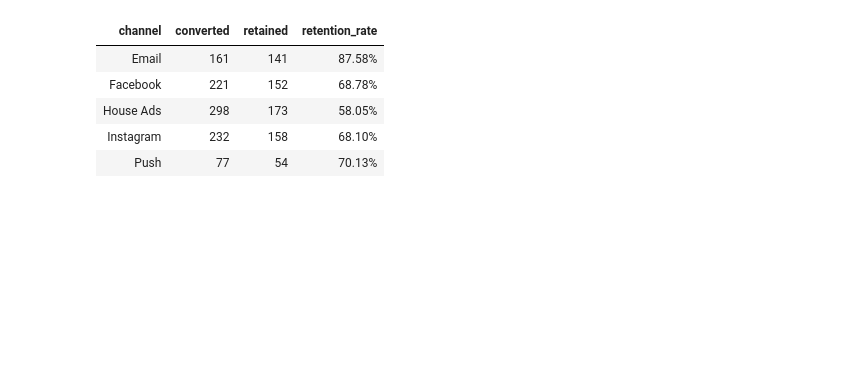
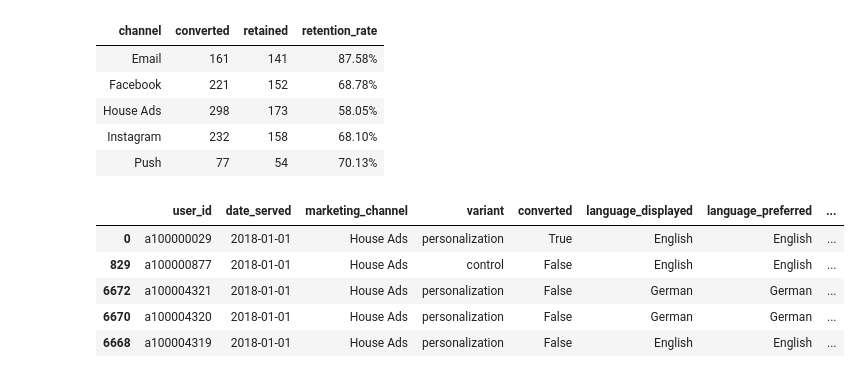
Before and after one commit to hend-a-ghafour/Analyzing_Marketing_Campaigns, a Jupyter notebook: Analyzing_Marketing_Campaigns.ipynb, the cells around one changed output. Cells and saved outputs as stored; diff of their text form; code cells hidden in the pictures; blank space fills up the shorter version.

```diff
--- a/Analyzing_Marketing_Campaigns.ipynb
+++ b/Analyzing_Marketing_Campaigns.ipynb
@@ -732,3 +744,12 @@ retention.style.hide().format({'retention_rate':'{:,.2%}'})
 | House Ads | 298 | 173 | 58.05% |
 | Instagram | 232 | 158 | 68.10% |
 | Push | 77 | 54 | 70.13% |
+# %%
+marketing.head()
+# %% [output]
+|  | user_id | date_served | marketing_channel | variant | converted | language_displayed | language_preferred | ... |
+| 0 | a100000029 | 2018-01-01 | House Ads | personalization | True | English | English | ... |
+| 829 | a100000877 | 2018-01-01 | House Ads | control | False | English | English | ... |
+| 6672 | a100004321 | 2018-01-01 | House Ads | personalization | False | German | German | ... |
+| 6670 | a100004320 | 2018-01-01 | House Ads | personalization | False | German | German | ... |
+| 6668 | a100004319 | 2018-01-01 | House Ads | personalization | False | English | English | ... |
```
Also changed, not shown: parts of 1 cell of this notebook.
